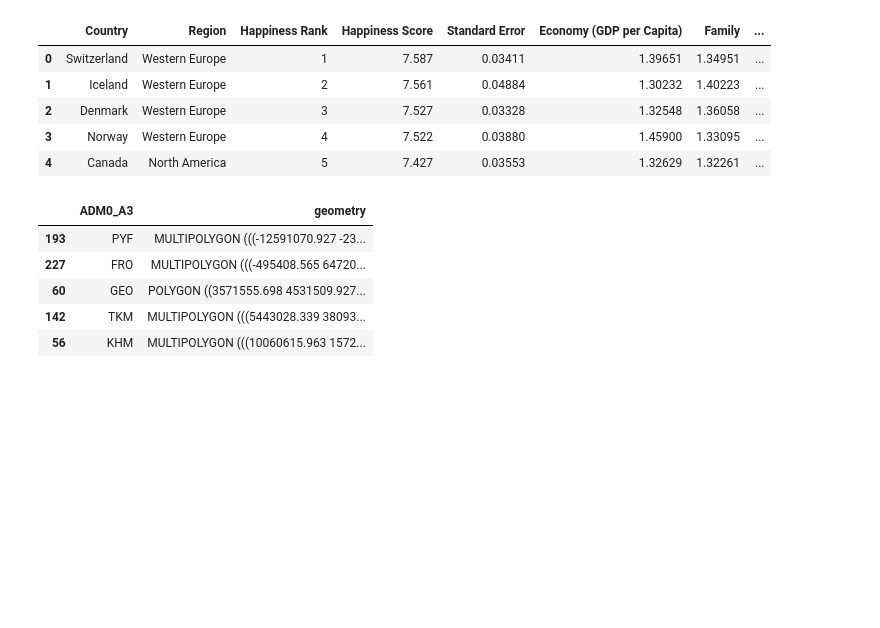
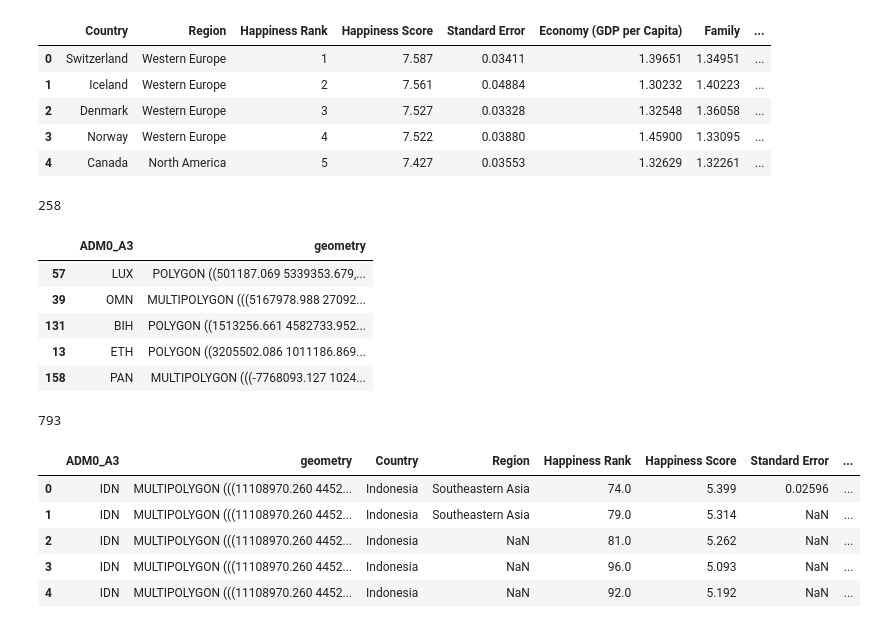
Before and after one commit to qshen9581/ds5100-group2, a Jupyter notebook: happiness_basemap.ipynb, the cells around one changed output. Drawn from its saved outputs; the diff is of its cells as text; code cells hidden in the pictures; blank space fills up the shorter version.

```diff
--- a/happiness_basemap.ipynb
+++ b/happiness_basemap.ipynb
@@ -43,13 +49,25 @@ df = df.dropna(subset=['Country Code'])
 # %%
-import geopandas as gpd
-import os
 shapefile = r'C:\Users\mkbau\OneDrive\Documents\GitHub\ds5100-group2\data\ne_10m_admin_0_countries\ne_10m_admin_0_countries.shp'
 gdf = gpd.read_file(shapefile)[['ADM0_A3', 'geometry']].to_crs('+proj=robin')
+print(len(gdf))
 gdf.sample(5)
 # %% [output]
+258
 |  | ADM0_A3 | geometry |
-| 193 | PYF | MULTIPOLYGON (((-12591070.927 -23... |
-| 227 | FRO | MULTIPOLYGON (((-495408.565 64720... |
-| 60 | GEO | POLYGON ((3571555.698 4531509.927... |
-| 142 | TKM | MULTIPOLYGON (((5443028.339 38093... |
-| 56 | KHM | MULTIPOLYGON (((10060615.963 1572... |
+| 57 | LUX | POLYGON ((501187.069 5339353.679,... |
+| 39 | OMN | MULTIPOLYGON (((5167978.988 27092... |
+| 131 | BIH | POLYGON ((1513256.661 4582733.952... |
+| 13 | ETH | POLYGON ((3205502.086 1011186.869... |
+| 158 | PAN | MULTIPOLYGON (((-7768093.127 1024... |
+# %%
+merged = gdf.merge(df, left_on='ADM0_A3', right_on='Country Code', how='left')
+print(len(merged))
+merged.head()
+# %% [output]
+793
+|  | ADM0_A3 | geometry | Country | Region | Happiness Rank | Happiness Score | Standard Error | ... |
+| 0 | IDN | MULTIPOLYGON (((11108970.260 4452... | Indonesia | Southeastern Asia | 74.0 | 5.399 | 0.02596 | ... |
+| 1 | IDN | MULTIPOLYGON (((11108970.260 4452... | Indonesia | Southeastern Asia | 79.0 | 5.314 | NaN | ... |
+| 2 | IDN | MULTIPOLYGON (((11108970.260 4452... | Indonesia | NaN | 81.0 | 5.262 | NaN | ... |
+| 3 | IDN | MULTIPOLYGON (((11108970.260 4452... | Indonesia | NaN | 96.0 | 5.093 | NaN | ... |
+| 4 | IDN | MULTIPOLYGON (((11108970.260 4452... | Indonesia | NaN | 92.0 | 5.192 | NaN | ... |
```
Also changed, not shown: parts of 10 cells of this notebook.
